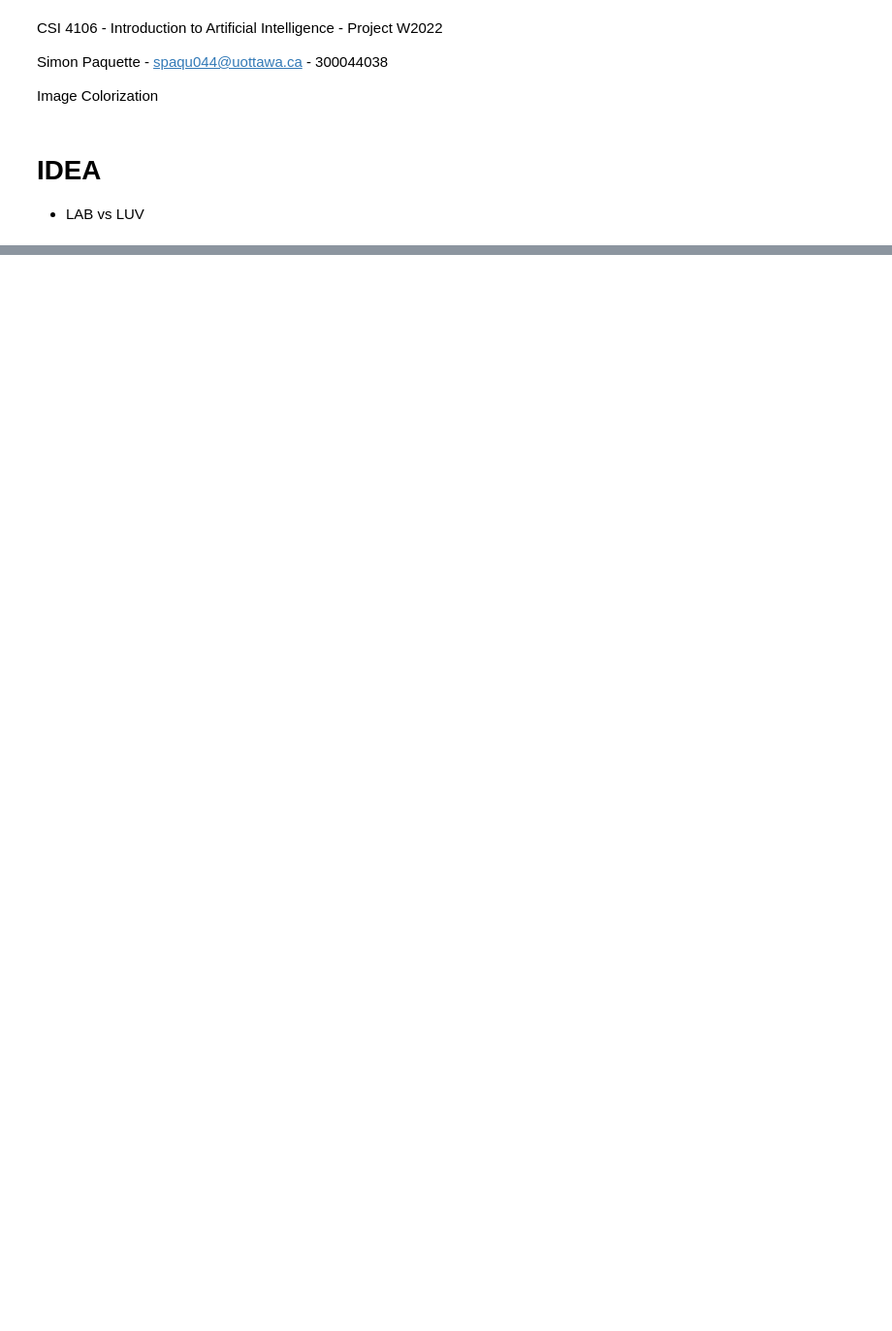
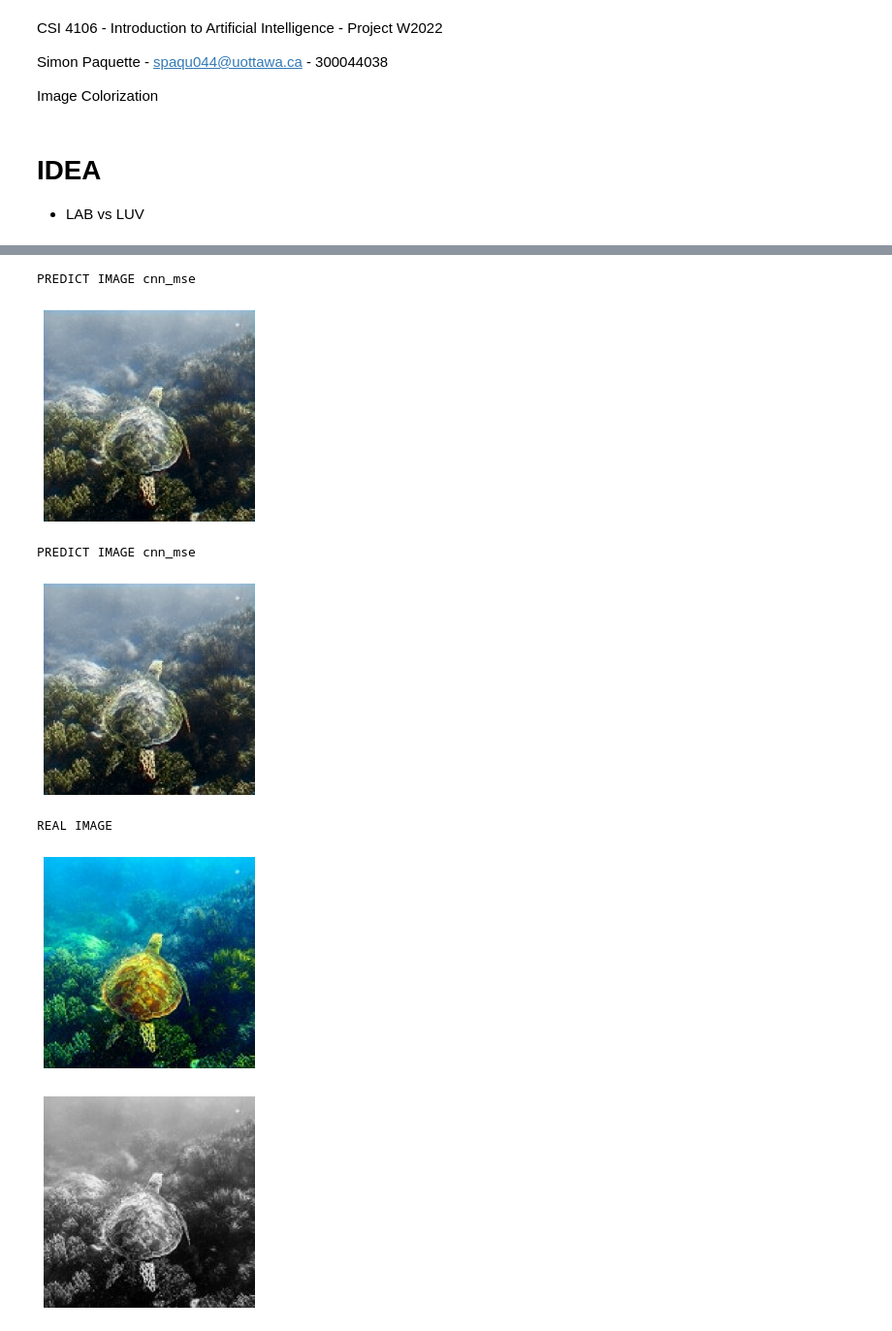
Before and after one commit to SimonPaquette/image_colorization, a Jupyter notebook: colorization.ipynb, the cells around one changed output, grey strips where cells are left out. Shown at 97% size. Saved outputs shown, nothing was run; the diff lists cells and outputs as text; code cells hidden in the pictures; blank space fills up the shorter version.

Commit message:
paramaters tuning for basic and first model

```diff
--- a/colorization.ipynb
+++ b/colorization.ipynb
@@ -19,7 +20,8 @@ from sklearn.model_selection import train_test_split
 
 - LAB vs LUV
 # %%
-images_dir = Path("images")
+IMAGES_DIR = Path("images")
+MODELS_DIR = Path("models")
 
 WIDTH = 150
 HEIGHT = 150
@@ -309,0 +345,30 @@ REAL IMAGE
+# %%
+n_jpg = 1700
+
+image_path = Path(IMAGES_DIR, f"{n_jpg}.jpg")
+
+name_1 = "cnn_mse"
+name_2 = "cnn_mse"
+
+model_1 = load_my_model(name_1)
+model_2 = load_my_model(name_2)
+raw_image = open_image(image_path)
+new_image_1 = predict_image(raw_image, model_1)
+new_image_2 = predict_image(raw_image, model_2)
+
+print(f"PREDICT IMAGE {name_1}")
+show_image(new_image_1)
+print(f"PREDICT IMAGE {name_2}")
+show_image(new_image_2)
+print("REAL IMAGE")
+show_extracted_image(image_path)
+
+tf.keras.backend.clear_session()
+# %% [output]
+PREDICT IMAGE cnn_mse
+[figure, added]
+PREDICT IMAGE cnn_mse
+[figure, added]
+REAL IMAGE
+[figure, added]
+[figure, added]
```
Also changed, not shown: parts of 9 cells of this notebook, 1 other file.
